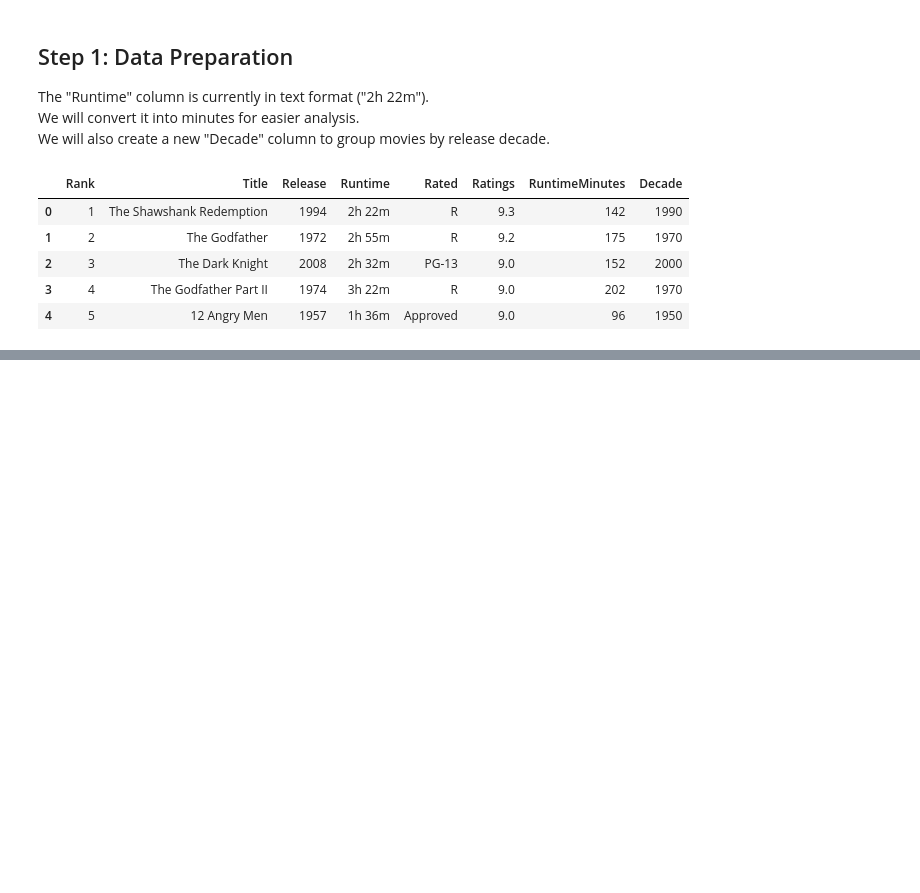
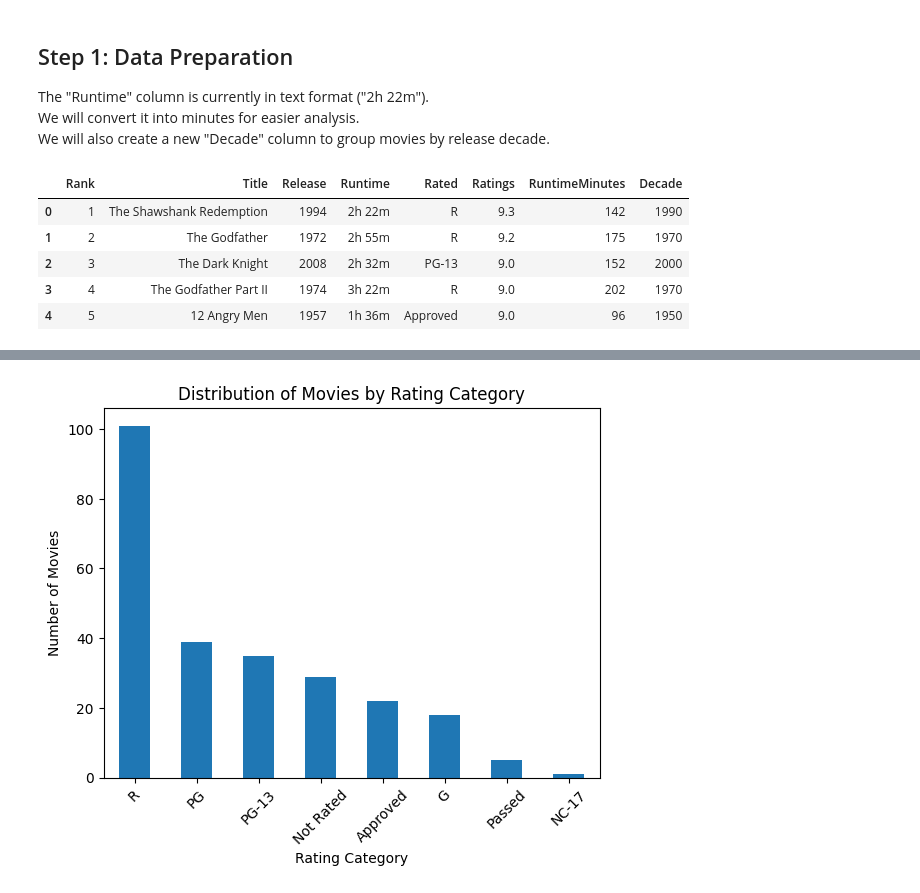
Before and after one commit to hisham-cs/Jupyter, a Jupyter notebook: imdb-analysis.ipynb, the cells around one changed output, grey strips where cells are left out. Saved outputs shown, nothing was run; the diff lists cells and outputs as text; code cells hidden in the pictures; blank space fills up the shorter version.

```diff
--- a/imdb-analysis.ipynb
+++ b/imdb-analysis.ipynb
@@ -66,0 +169,9 @@ imdb.head()
+# %%
+
+imdb["Rated"].value_counts().plot(kind="bar", rot=45)
+plt.title("Distribution of Movies by Rating Category")
+plt.xlabel("Rating Category")
+plt.ylabel("Number of Movies")
+plt.show()
+# %% [output]
+[figure, added]
```
Also changed, not shown: parts of 13 cells of this notebook.
